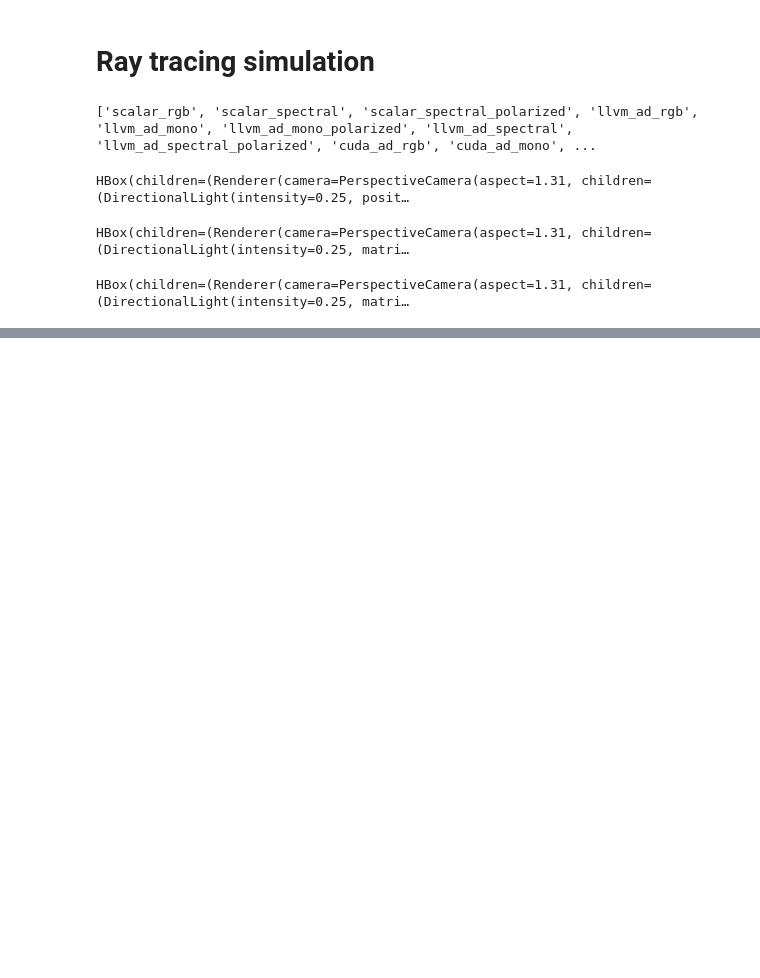
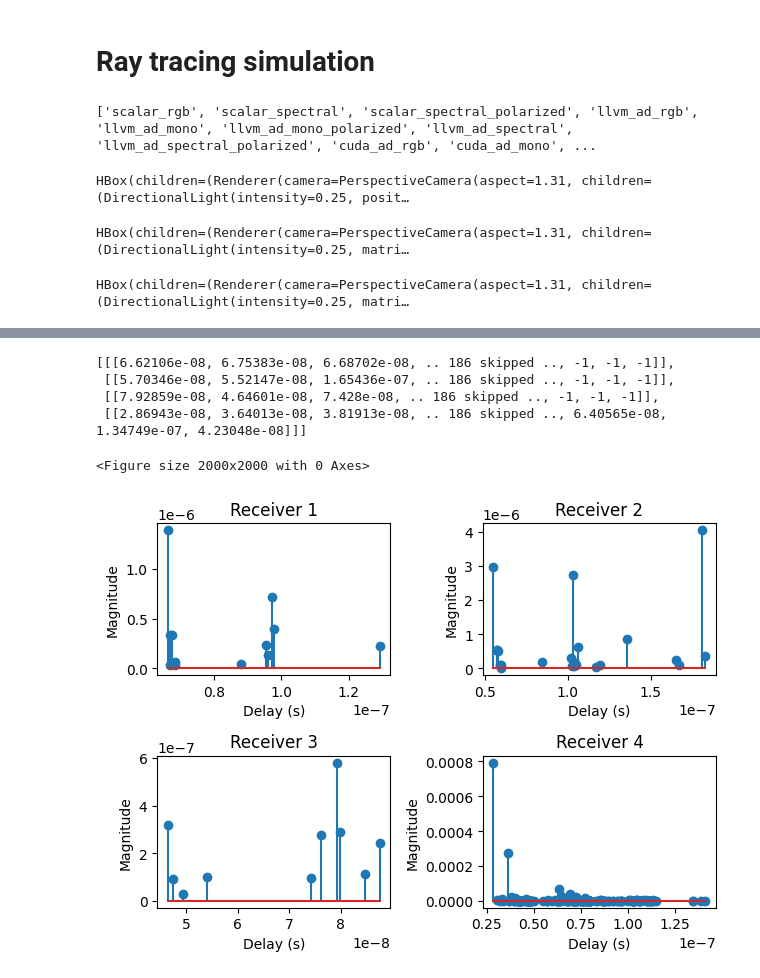
Before and after one commit to lraviart/RayTracing, a Jupyter notebook: WindowsReflexion.ipynb, the cells around one changed output, grey strips where cells are left out. Drawn from its saved outputs; the diff is of its cells as text; code cells hidden in the pictures; blank space fills up the shorter version.

Commit message:
4 receivers

```diff
--- a/WindowsReflexion.ipynb
+++ b/WindowsReflexion.ipynb
@@ -46,8 +46,14 @@ scene.rx_array = PlanarArray(num_rows=1,
 tx = Transmitter("tx", [5, 3, 1.5])
 scene.add(tx)
 
-rx = Receiver("rx", [-5, -10, 1.5])
-scene.add(rx)
+rx1 = Receiver("rx", [-10, -10, 1.5])
+rx2 = Receiver("rx2", [-10, 10, 1.5])
+rx3 = Receiver("rx3", [10, -10, 1.5])
+rx4 = Receiver("rx4", [10, 10, 1.5])
+scene.add(rx1)
+scene.add(rx2)
+scene.add(rx3)
+scene.add(rx4)
 
 scene.preview()
 # %% [output]
@@ -65,9 +71,8 @@ scene.preview(radio_map=rm)
 # %% [output]
 HBox(children=(Renderer(camera=PerspectiveCamera(aspect=1.31, children=(DirectionalLight(intensity=0.25, matri…
 # %%
-# mi.set_variant("llvm_ad_rgb")
 pathSolver = PathSolver()
-paths = pathSolver(scene=scene, max_depth=10)
+paths = pathSolver(scene=scene, max_depth=7)
 # %%
 scene.preview(paths=paths)
 # %% [output]
@@ -98,0 +80,67 @@ plt.show()
+# %%
+# Channel impulse response of the path
+cir = paths.cir(sampling_frequency=10e6,
+                num_time_steps=1,
+                normalize_delays=False)
+
+
+coeffs_re, coeffs_im = cir[0]
+delays = cir[1]
+
+print(delays)
+
+coeffs_re = coeffs_re[..., 0]
+coeffs_im = coeffs_im[..., 0]
+delays = delays[..., :].numpy()
+
+magnitudes = np.abs(coeffs_re.numpy() + 1j*coeffs_im.numpy())
+magnitudes = magnitudes.reshape(magnitudes.shape[0], -1)
+delays = delays.reshape(delays.shape[0], -1)
+
+# Removing points corresponding to -1 delay (no path)
+mag_ = magnitudes
+del_ = delays
+magnitudes = []
+delays = []
+for i in range(mag_.shape[0]):
+    mask = del_[i] >= 0
+    delays.append(del_[i][mask])
+    magnitudes.append(mag_[i][mask])
+
+
+plt.figure(figsize=(20,20))
+plt.subplots(2,2)
+
+plt.subplot(2,2,1)
+plt.stem(delays[0], magnitudes[0])
+plt.title("Receiver 1")
+plt.xlabel("Delay (s)")
+plt.ylabel("Magnitude")
+
+plt.subplot(2,2,2)
+plt.stem(delays[1], magnitudes[1])
+plt.title("Receiver 2")
+plt.xlabel("Delay (s)")
+plt.ylabel("Magnitude")
+
+plt.subplot(2,2,3)
+plt.stem(delays[2], magnitudes[2])
+plt.title("Receiver 3")
+plt.xlabel("Delay (s)")
+plt.ylabel("Magnitude")
+
+plt.subplot(2,2,4)
+plt.stem(delays[3], magnitudes[3])
+plt.title("Receiver 4")
+plt.xlabel("Delay (s)")
+plt.ylabel("Magnitude")
+
+plt.tight_layout()
+plt.show()
+# %% [output]
+[[[6.62106e-08, 6.75383e-08, 6.68702e-08, .. 186 skipped .., -1, -1, -1]],
+ [[5.70346e-08, 5.52147e-08, 1.65436e-07, .. 186 skipped .., -1, -1, -1]],
+ [[7.92859e-08, 4.64601e-08, 7.428e-08, .. 186 skipped .., -1, -1, -1]],
+ [[2.86943e-08, 3.64013e-08, 3.81913e-08, .. 186 skipped .., 6.40565e-08, 1.34749e-07, 4.23048e-08]]]
+<Figure size 2000x2000 with 0 Axes>
+[figure, added]
```
Also changed, not shown: parts of 2 cells of this notebook.
